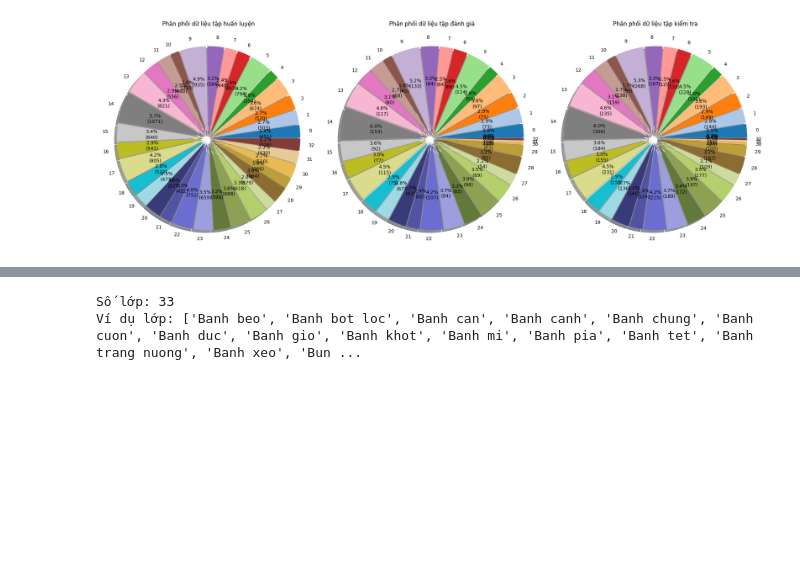
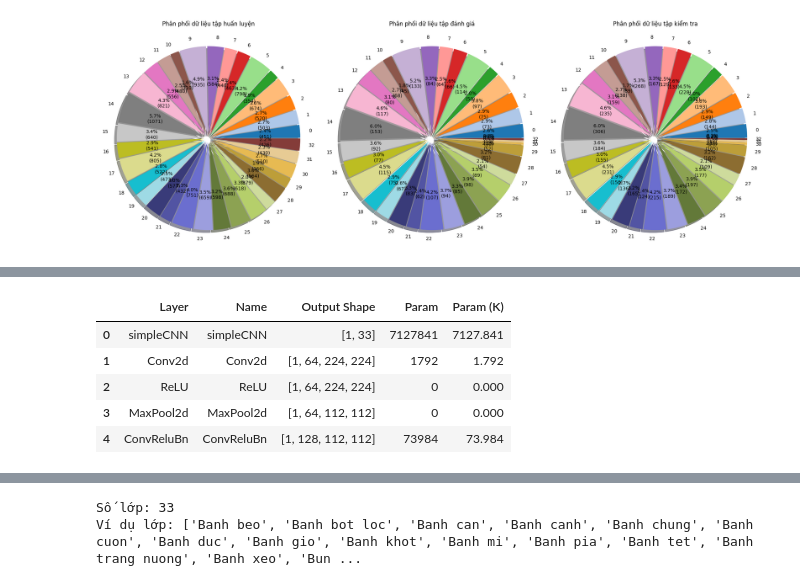
Before and after one commit to quangthai87vn/DL-DuDoan33MonAnVietNam, a Jupyter notebook: evaluate_model.ipynb, the cells around one changed output, grey strips where cells are left out. Saved outputs shown, nothing was run; the diff lists cells and outputs as text; code cells hidden in the pictures; blank space fills up the shorter version.

```diff
--- a/evaluate_model.ipynb
+++ b/evaluate_model.ipynb
@@ -271,3 +272,21 @@ def plot_compare_distributions(array1, array2, array3, name_food: dict,
 plot_compare_distributions(train_labels, val_labels, test_labels, Name_food)
 # %% [output]
 [figure]
+# %%
+import torch
+from torchinfo import summary
+
+# nếu file của bạn là model/cnn.py
+from model.cnn import simpleCNN
+
+# Khởi tạo model (33 lớp như trong code của bạn)
+model = simpleCNN()
+
+# In bảng tóm tắt với input 3x224x224
+summary(
+    model,
+    input_size=(1, 3, 224, 224),
+    col_names=("input_size", "output_size", "num_params", "kernel_size"),
+    col_width=20,
+    depth=4
+)
@@ -273,0 +311,31 @@ plot_compare_distributions(train_labels, val_labels, test_labels, Name_food)
+# %%
+from torchinfo import summary
+import torch
+import pandas as pd
+import seaborn as sns
+import matplotlib.pyplot as plt
+from model.cnn import simpleCNN
+
+model = simpleCNN()
+info = summary(model, input_size=(1, 3, 224, 224), verbose=0)
+
+# Trích dữ liệu từ summary.tables
+rows = []
+for layer in info.summary_list:
+    rows.append({
+        "Layer": layer.class_name,
+        "Name": layer.class_name,
+        "Output Shape": str(layer.output_size),
+        "Param": layer.num_params
+    })
+
+df = pd.DataFrame(rows)
+df["Param (K)"] = df["Param"] / 1e3
+df.head()
+# %% [output]
+|  | Layer | Name | Output Shape | Param | Param (K) |
+| 0 | simpleCNN | simpleCNN | [1, 33] | 7127841 | 7127.841 |
+| 1 | Conv2d | Conv2d | [1, 64, 224, 224] | 1792 | 1.792 |
+| 2 | ReLU | ReLU | [1, 64, 224, 224] | 0 | 0.000 |
+| 3 | MaxPool2d | MaxPool2d | [1, 64, 112, 112] | 0 | 0.000 |
+| 4 | ConvReluBn | ConvReluBn | [1, 128, 112, 112] | 73984 | 73.984 |
```
Also changed, not shown: parts of 6 cells of this notebook, 14 other files.
